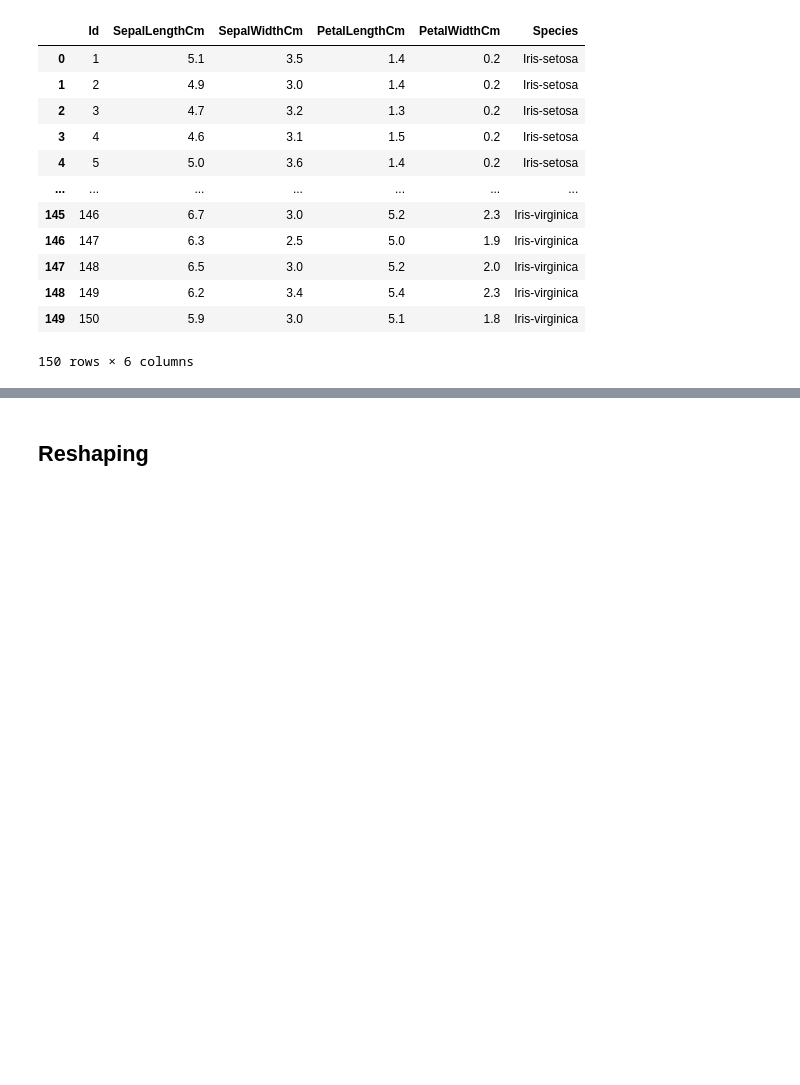
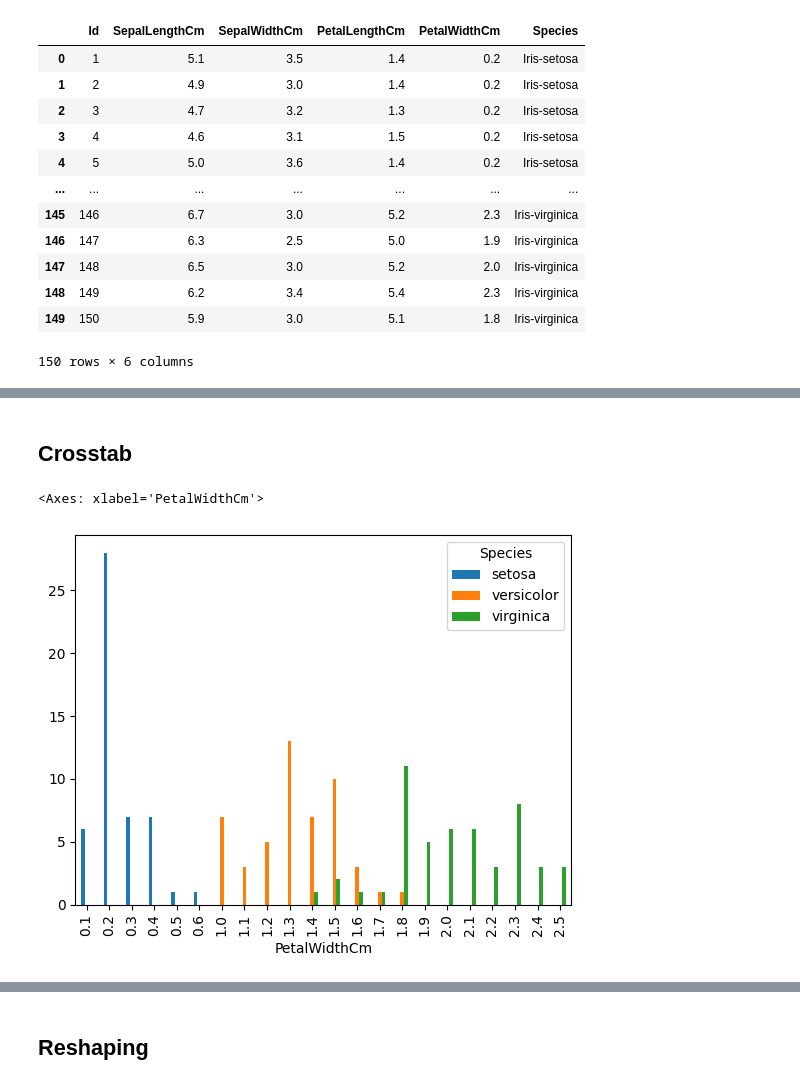
Before and after one commit to IsabelManiega/Python_avanzado, a Jupyter notebook: temario/4_Tema_ Pandas y Numpy.ipynb, the cells around one changed output, grey strips where cells are left out. Saved outputs shown, nothing was run; the diff lists cells and outputs as text; code cells hidden in the pictures; blank space fills up the shorter version.

```diff
--- a/temario/4_Tema_ Pandas y Numpy.ipynb
+++ b/temario/4_Tema_ Pandas y Numpy.ipynb
@@ -1140,0 +1151,7 @@ SyntaxError: unexpected character after line continuation character (2286897762.
+# %% [markdown]
+## Crosstab
+# %%
+pd.crosstab(iris.PetalWidthCm, iris.Species).plot(kind='bar')
+# %% [output]
+<Axes: xlabel='PetalWidthCm'>
+[figure, added]
```
Also changed, not shown: parts of 54 cells of this notebook, 1 other file.
